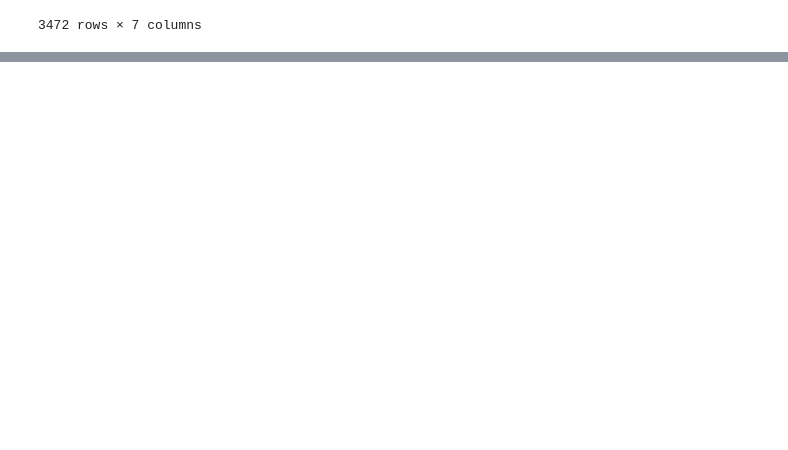
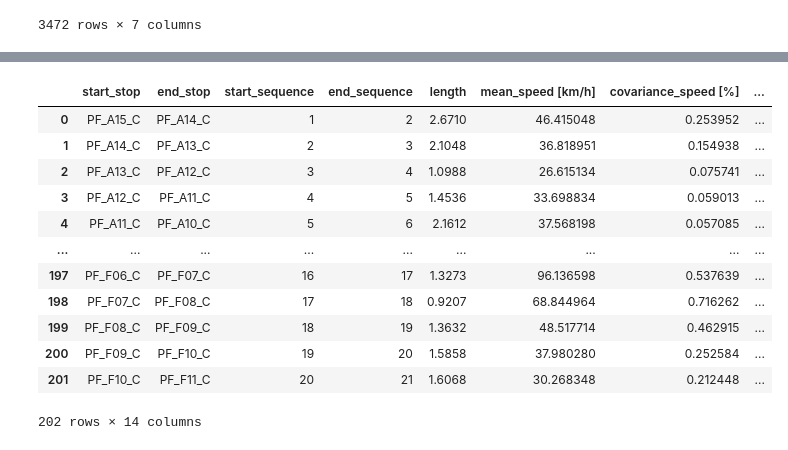
Before and after one commit to majdyousof/fyp, a Jupyter notebook: realTimeDataAnalysis.ipynb, the cells around one changed output, grey strips where cells are left out. Saved outputs shown, nothing was run; the diff lists cells and outputs as text; code cells hidden in the pictures; blank space fills up the shorter version.

```diff
--- a/realTimeDataAnalysis.ipynb
+++ b/realTimeDataAnalysis.ipynb
@@ -138,0 +156,5 @@ currentLinks
+# %%
+# calculating the current unique links
+currentUniqueLinks = currentLinks.drop_duplicates(subset=['start_stop', 'end_stop'])[['start_stop', 'end_stop','start_sequence', 'end_sequence', 'length']]
+currentUniqueLinks.reset_index(drop=True, inplace=True)
+currentUniqueLinks
@@ -138,0 +222,16 @@ currentLinks
+# %%
+currentUniqueLinks
+# %% [output]
+|  | start_stop | end_stop | start_sequence | end_sequence | length | mean_speed [km/h] | covariance_speed [%] | ... |
+| 0 | PF_A15_C | PF_A14_C | 1 | 2 | 2.6710 | 46.415048 | 0.253952 | ... |
+| 1 | PF_A14_C | PF_A13_C | 2 | 3 | 2.1048 | 36.818951 | 0.154938 | ... |
+| 2 | PF_A13_C | PF_A12_C | 3 | 4 | 1.0988 | 26.615134 | 0.075741 | ... |
+| 3 | PF_A12_C | PF_A11_C | 4 | 5 | 1.4536 | 33.698834 | 0.059013 | ... |
+| 4 | PF_A11_C | PF_A10_C | 5 | 6 | 2.1612 | 37.568198 | 0.057085 | ... |
+| ... | ... | ... | ... | ... | ... | ... | ... | ... |
+| 197 | PF_F06_C | PF_F07_C | 16 | 17 | 1.3273 | 96.136598 | 0.537639 | ... |
+| 198 | PF_F07_C | PF_F08_C | 17 | 18 | 0.9207 | 68.844964 | 0.716262 | ... |
+| 199 | PF_F08_C | PF_F09_C | 18 | 19 | 1.3632 | 48.517714 | 0.462915 | ... |
+| 200 | PF_F09_C | PF_F10_C | 19 | 20 | 1.5858 | 37.980280 | 0.252584 | ... |
+| 201 | PF_F10_C | PF_F11_C | 20 | 21 | 1.6068 | 30.268348 | 0.212448 | ... |
+202 rows × 14 columns
```
Also changed, not shown: parts of 6 cells of this notebook, 2 other files.
